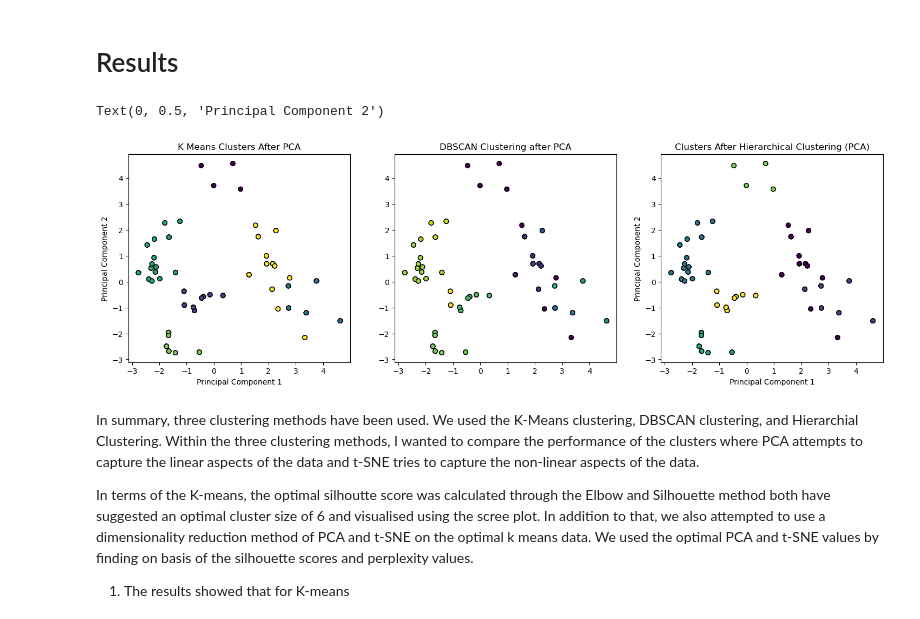
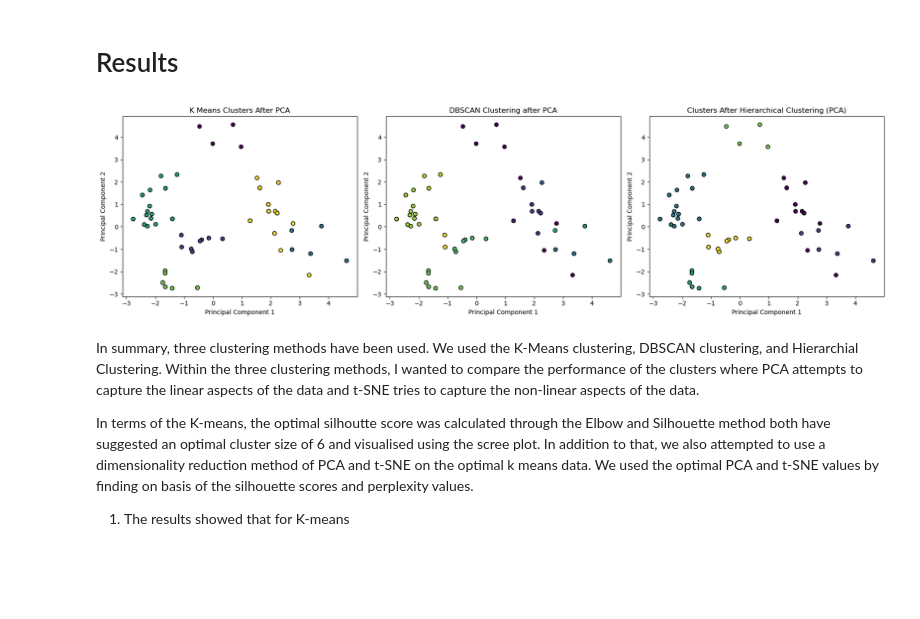
Before and after one commit to anly501/dsan-5000-project-msheeba4848, a Jupyter notebook: dsan-website/5000-website/codes/clustering.ipynb, the cells around one changed output. Saved outputs shown, nothing was run; the diff lists cells and outputs as text; code cells hidden in the pictures; blank space fills up the shorter version.

```diff
--- a/dsan-website/5000-website/codes/clustering.ipynb
+++ b/dsan-website/5000-website/codes/clustering.ipynb
@@ -529,33 +531,35 @@ plt.show()
 # %% [markdown]
 # Results
 # %%
+
 
 plt.figure(figsize=(18, 5))
 
 # K Means
 plt.subplot(1, 3, 1)
 plt.scatter(optimal_pca_kmeans[:, 0], optimal_pca_kmeans[:, 1], c=labels_after_pca, cmap='viridis', edgecolor='k')
 plt.title('K Means Clusters After PCA')
 plt.xlabel('Principal Component 1')
 plt.ylabel('Principal Component 2')
 
-
 # DBSCAN
 plt.subplot(1, 3, 2)
 plt.scatter(optimal_pca_kmeans1[:, 0], optimal_pca_kmeans1[:, 1], c=labels_optimal_dbscan_pca, cmap='viridis', edgecolor='k')
 plt.title('DBSCAN Clustering after PCA')
-ax.set_xlabel('Principal Component 1')
-ax.set_ylabel('Principal Component 2')
+plt.xlabel('Principal Component 1')
+plt.ylabel('Principal Component 2')
 
 # Hierarchial Clustering
 plt.subplot(1, 3, 3)
 plt.scatter(optimal_pca_kmeans2[:, 0], optimal_pca_kmeans2[:, 1], c=labels_optimal_hierarchal_pca, cmap='viridis', edgecolor='k')
 plt.title('Clusters After Hierarchical Clustering (PCA)')
 plt.xlabel('Principal Component 1')
 plt.ylabel('Principal Component 2')
+
+plt.tight_layout()
+plt.show()
 # %% [output]
-Text(0, 0.5, 'Principal Component 2')
-[figure, old version]
+[figure, new version]
 # %% [markdown]
 In summary, three clustering methods have been used. We used the K-Means clustering, DBSCAN clustering, and Hierarchial Clustering. Within the three clustering methods, I wanted to compare the performance of the clusters where PCA attempts to capture the linear aspects of the data and t-SNE tries to capture the non-linear aspects of the data.
 
```
Also changed, not shown: parts of 4 cells of this notebook, 3 other files.
